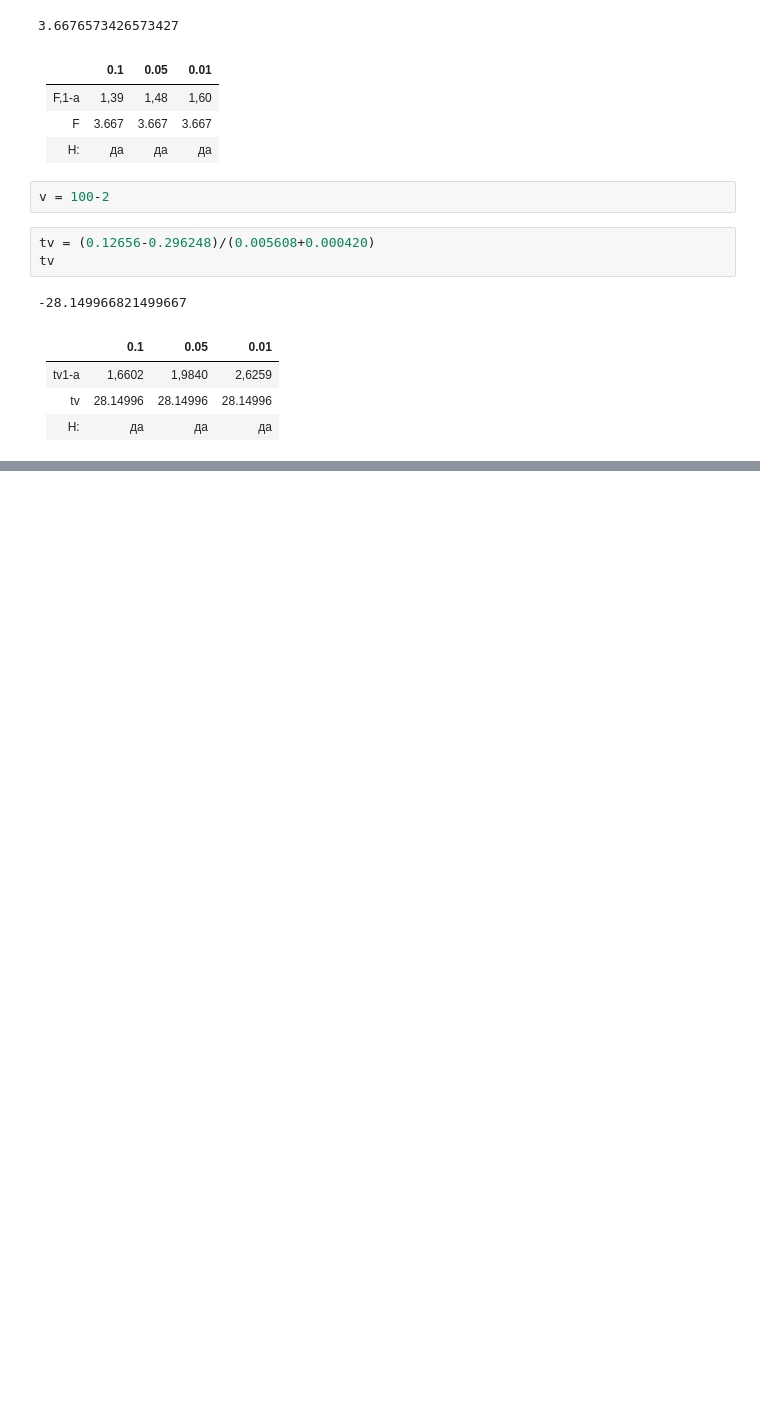
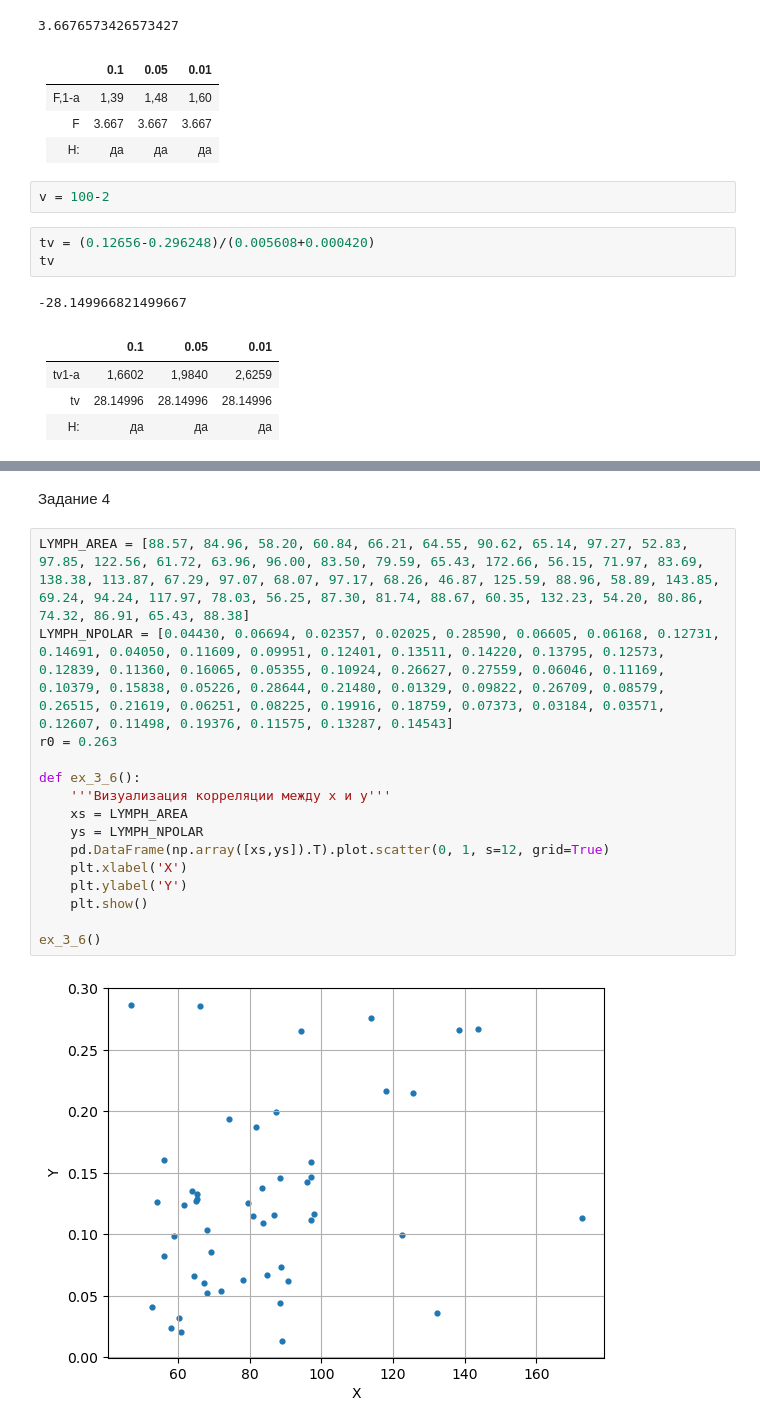
Before and after one commit to AlexAredov/statistic, a Jupyter notebook: HW_statistic.ipynb, the cells around one changed output, grey strips where cells are left out. Saved outputs shown, nothing was run; the diff lists cells and outputs as text; blank space fills up the shorter version.

```diff
--- a/HW_statistic.ipynb
+++ b/HW_statistic.ipynb
@@ -986,0 +1021,19 @@ tv
+# %% [markdown]
+Задание 4
+# %%
+LYMPH_AREA = [88.57, 84.96, 58.20, 60.84, 66.21, 64.55, 90.62, 65.14, 97.27, 52.83, 97.85, 122.56, 61.72, 63.96, 96.00, 83.50, 79.59, 65.43, 172.66, 56.15, 71.97, 83.69, 138.38, 113.87, 67.29, 97.07, 68.07, 97.17, 68.26, 46.87, 125.59, 88.96, 58.89, 143.85, 69.24, 94.24, 117.97, 78.03, 56.25, 87.30, 81.74, 88.67, 60.35, 132.23, 54.20, 80.86, 74.32, 86.91, 65.43, 88.38]
+LYMPH_NPOLAR = [0.04430, 0.06694, 0.02357, 0.02025, 0.28590, 0.06605, 0.06168, 0.12731, 0.14691, 0.04050, 0.11609, 0.09951, 0.12401, 0.13511, 0.14220, 0.13795, 0.12573, 0.12839, 0.11360, 0.16065, 0.05355, 0.10924, 0.26627, 0.27559, 0.06046, 0.11169, 0.10379, 0.15838, 0.05226, 0.28644, 0.21480, 0.01329, 0.09822, 0.26709, 0.08579, 0.26515, 0.21619, 0.06251, 0.08225, 0.19916, 0.18759, 0.07373, 0.03184, 0.03571, 0.12607, 0.11498, 0.19376, 0.11575, 0.13287, 0.14543]
+r0 = 0.263
+
+def ex_3_6():
+    '''Визуализация корреляции между x и y'''
+    xs = LYMPH_AREA
+    ys = LYMPH_NPOLAR
+    pd.DataFrame(np.array([xs,ys]).T).plot.scatter(0, 1, s=12, grid=True)
+    plt.xlabel('X')
+    plt.ylabel('Y')
+    plt.show()
+
+ex_3_6()
+# %% [output]
+[figure, added]
```
Also changed, not shown: parts of 44 cells of this notebook.
